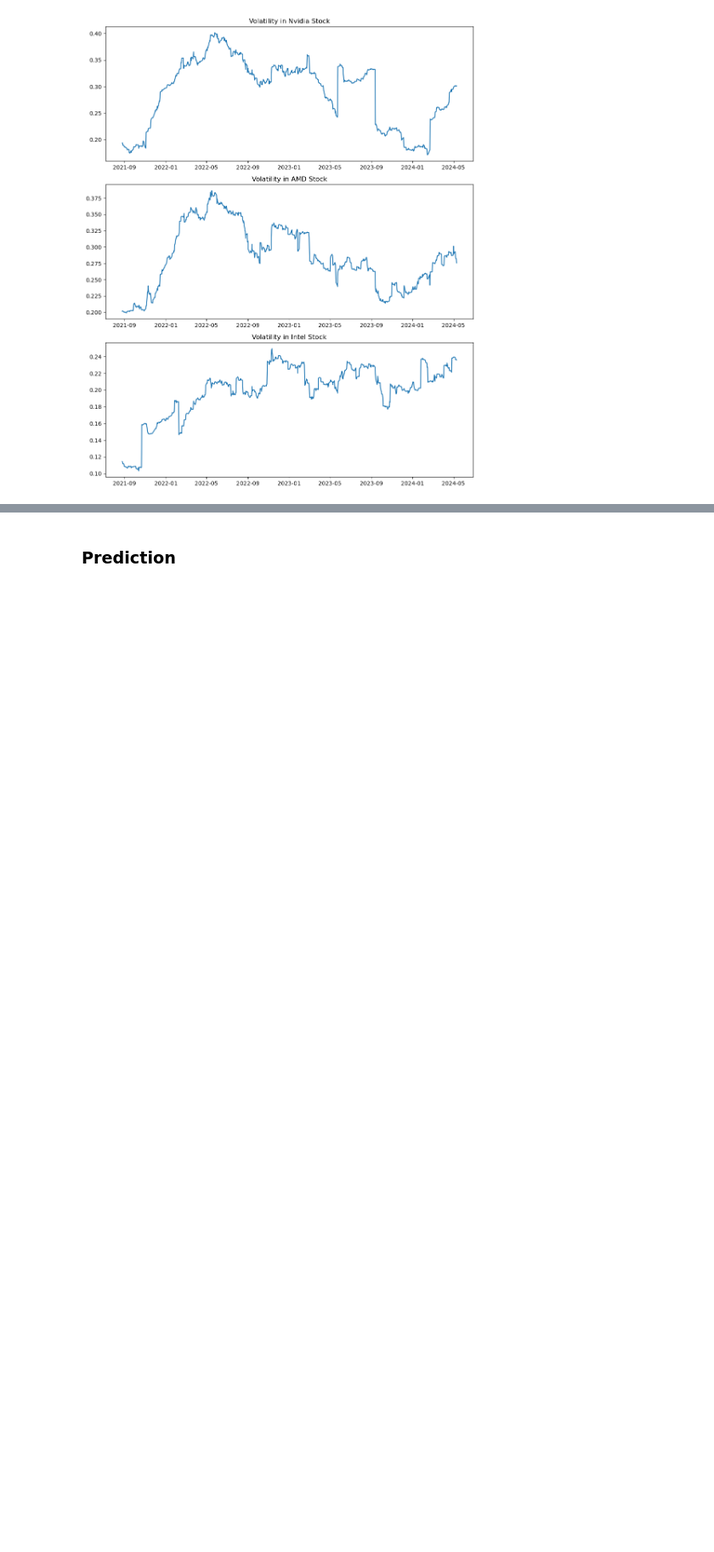
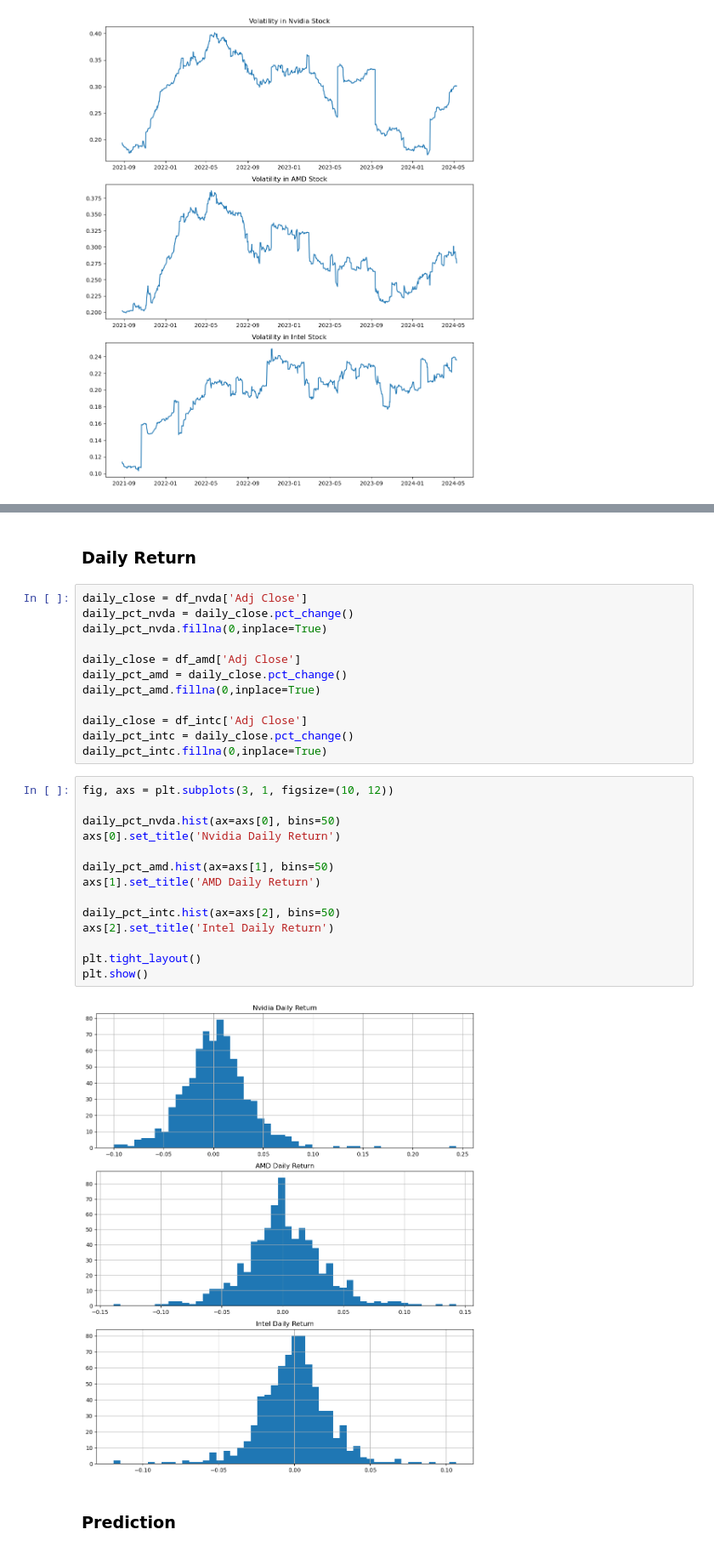
Before and after one commit to Kestrel86/Stock_Analysis, a Jupyter notebook: Reports/report_5-6_5-10.ipynb, the cells around one changed output, grey strips where cells are left out. Shown at 85% size. Cells and saved outputs as stored; diff of their text form; blank space fills up the shorter version.

```diff
--- a/Reports/report_5-6_5-10.ipynb
+++ b/Reports/report_5-6_5-10.ipynb
@@ -222,3 +222,33 @@ Nvidia is seen to have the worst volatility out of the three available stocks wi
+# %% [markdown]
+### Daily Return
+# %%
+daily_close = df_nvda['Adj Close']
+daily_pct_nvda = daily_close.pct_change()
+daily_pct_nvda.fillna(0,inplace=True)
+
+daily_close = df_amd['Adj Close']
+daily_pct_amd = daily_close.pct_change()
+daily_pct_amd.fillna(0,inplace=True)
+
+daily_close = df_intc['Adj Close']
+daily_pct_intc = daily_close.pct_change()
+daily_pct_intc.fillna(0,inplace=True)
+# %%
+fig, axs = plt.subplots(3, 1, figsize=(10, 12))
+
+daily_pct_nvda.hist(ax=axs[0], bins=50)
+axs[0].set_title('Nvidia Daily Return')
+
+daily_pct_amd.hist(ax=axs[1], bins=50)
+axs[1].set_title('AMD Daily Return')
+
+daily_pct_intc.hist(ax=axs[2], bins=50)
+axs[2].set_title('Intel Daily Return')
+
+plt.tight_layout()
+plt.show()
+# %% [output]
+[figure, added]
 # %% [markdown]
 ### Prediction
 # %% [markdown]
```
Also changed, not shown: parts of 22 cells of this notebook, 1 other file.
